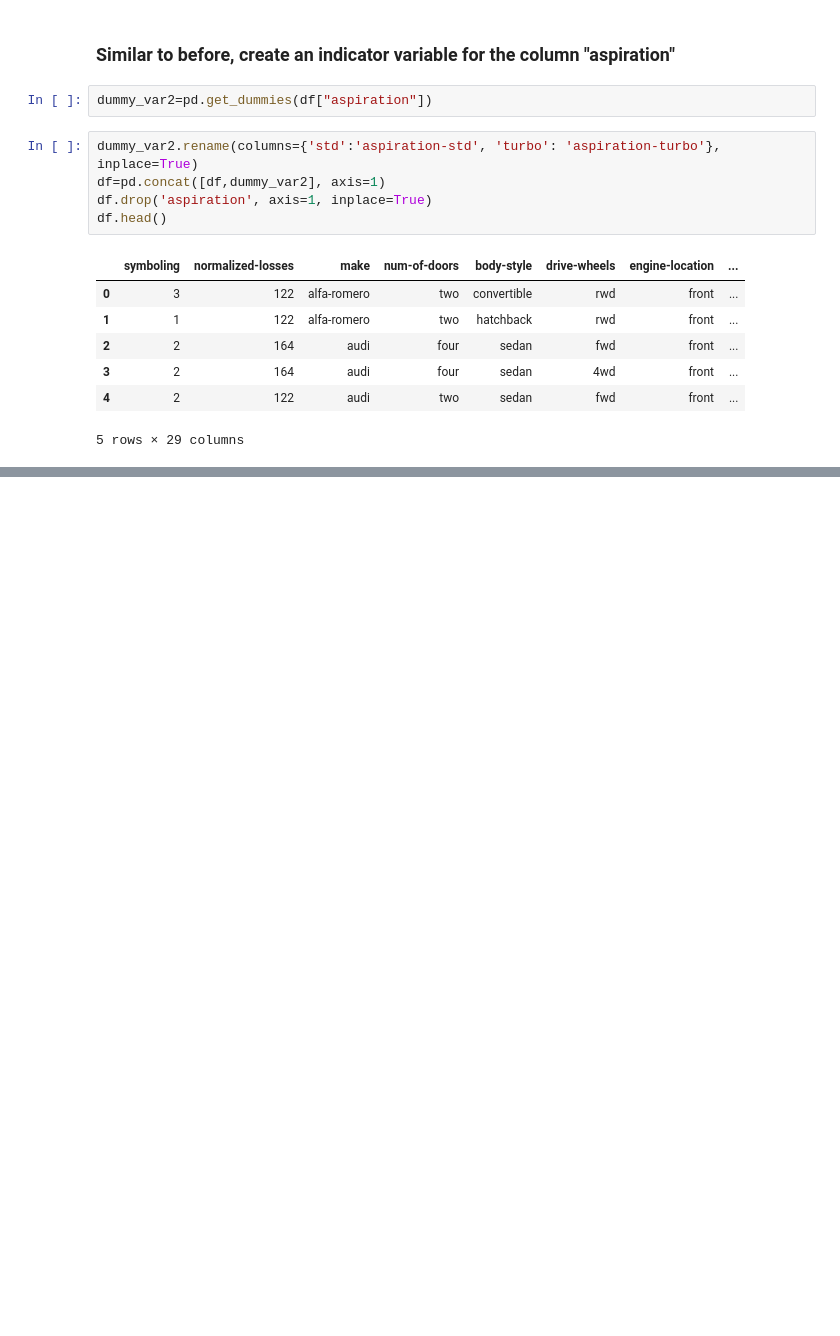
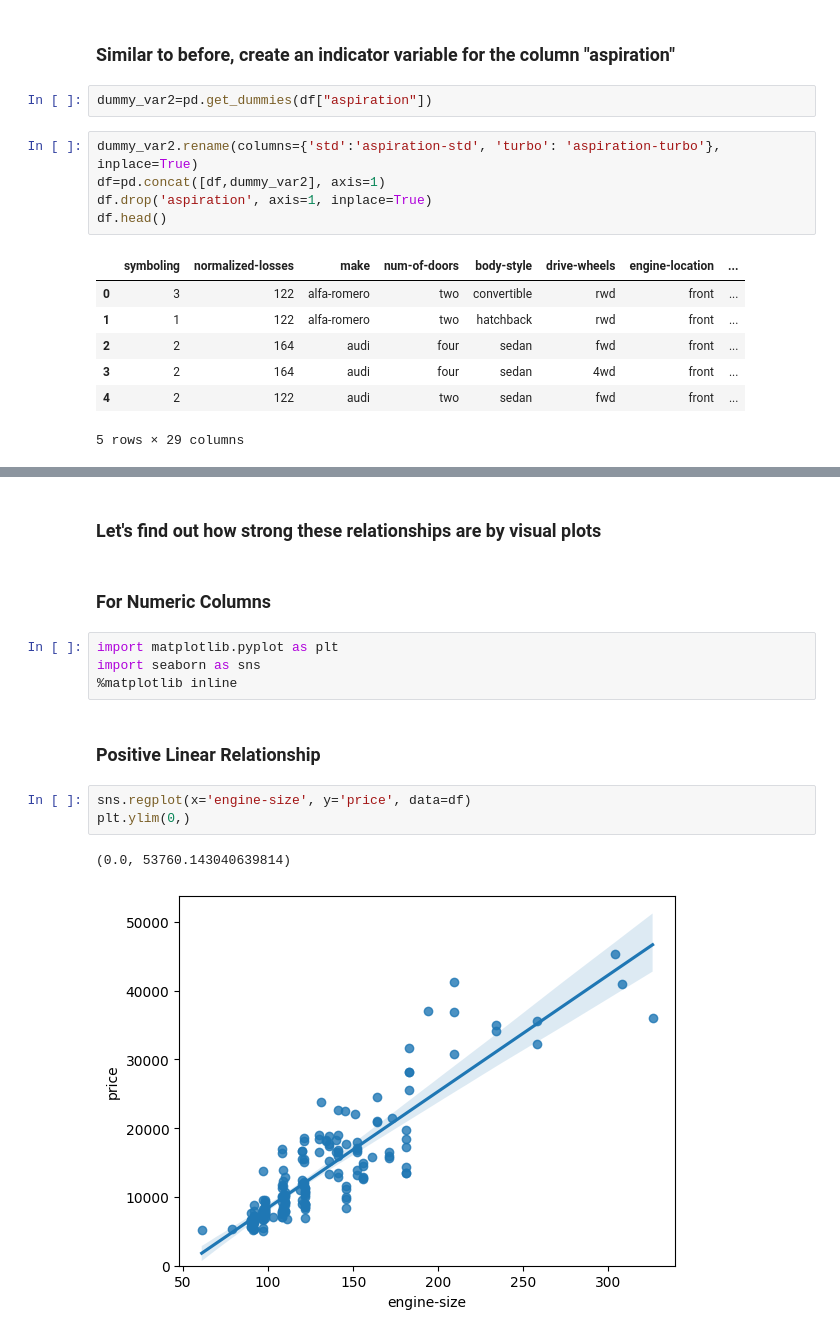
Before and after one commit to nayeem29dse/Car-Data-Analysis, a Jupyter notebook: automobiles_analysis.ipynb, the cells around one changed output, grey strips where cells are left out. Cells and saved outputs as stored; diff of their text form; blank space fills up the shorter version.

```diff
--- a/automobiles_analysis.ipynb
+++ b/automobiles_analysis.ipynb
@@ -519,0 +567,16 @@ df.to_csv('clean_df.csv')
+# %% [markdown]
+### Let's find out how strong these relationships are by visual plots
+# %% [markdown]
+### For Numeric Columns
+# %%
+import matplotlib.pyplot as plt
+import seaborn as sns
+%matplotlib inline
+# %% [markdown]
+### Positive Linear Relationship
+# %%
+sns.regplot(x='engine-size', y='price', data=df)
+plt.ylim(0,)
+# %% [output]
+(0.0, 53760.143040639814)
+[figure, added]
```
Also changed, not shown: parts of 17 cells of this notebook.
